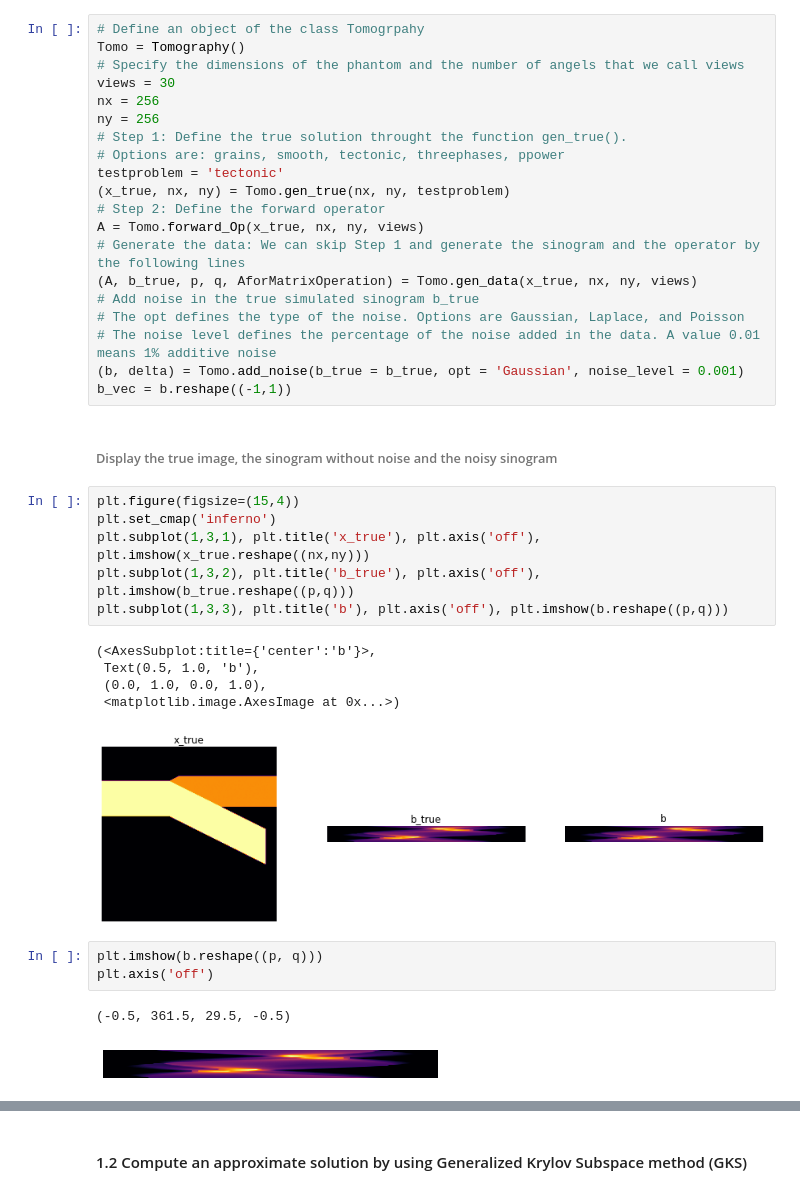
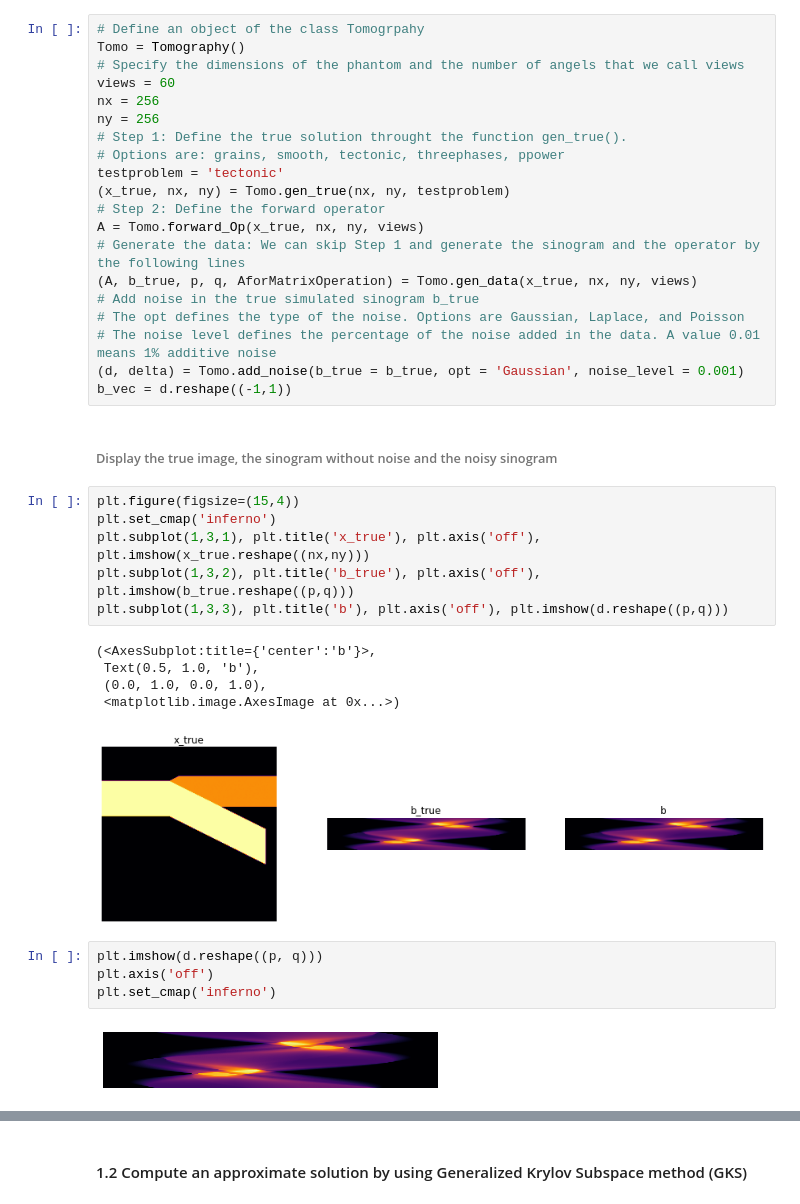
Before and after one commit to mpasha3/trips-py, a Jupyter notebook: demos/demo_Tomo_large_scale.ipynb, the cells around one changed output, grey strips where cells are left out. Saved outputs shown, nothing was run; the diff lists cells and outputs as text.

```diff
--- a/demos/demo_Tomo_large_scale.ipynb
+++ b/demos/demo_Tomo_large_scale.ipynb
@@ -54,7 +44,7 @@ from trips.utilities.operators import *
 # Define an object of the class Tomogrpahy
 Tomo = Tomography()
 # Specify the dimensions of the phantom and the number of angels that we call views
-views = 30
+views = 60
 nx = 256
 ny = 256
 # Step 1: Define the true solution throught the function gen_true().
@@ -68,8 +58,8 @@ A = Tomo.forward_Op(x_true, nx, ny, views)
 # Add noise in the true simulated sinogram b_true
 # The opt defines the type of the noise. Options are Gaussian, Laplace, and Poisson
 # The noise level defines the percentage of the noise added in the data. A value 0.01 means 1% additive noise
-(b, delta) = Tomo.add_noise(b_true = b_true, opt = 'Gaussian', noise_level = 0.001)
-b_vec = b.reshape((-1,1))
+(d, delta) = Tomo.add_noise(b_true = b_true, opt = 'Gaussian', noise_level = 0.001)
+b_vec = d.reshape((-1,1))
 # %% [markdown]
 ###### Display the true image, the sinogram without noise and the noisy sinogram
 # %%
@@ -77,17 +67,17 @@ plt.figure(figsize=(15,4))
 plt.set_cmap('inferno')
 plt.subplot(1,3,1), plt.title('x_true'), plt.axis('off'), plt.imshow(x_true.reshape((nx,ny)))
 plt.subplot(1,3,2), plt.title('b_true'), plt.axis('off'), plt.imshow(b_true.reshape((p,q)))
-plt.subplot(1,3,3), plt.title('b'), plt.axis('off'), plt.imshow(b.reshape((p,q)))
+plt.subplot(1,3,3), plt.title('b'), plt.axis('off'), plt.imshow(d.reshape((p,q)))
 # %% [output]
 (<AxesSubplot:title={'center':'b'}>,
  Text(0.5, 1.0, 'b'),
  (0.0, 1.0, 0.0, 1.0),
  <matplotlib.image.AxesImage at 0x...>)
-[figure, old version]
+[figure, new version]
 # %%
-plt.imshow(b.reshape((p, q)))
+plt.imshow(d.reshape((p, q)))
 plt.axis('off')
+plt.set_cmap('inferno')
 # %% [output]
-(-0.5, 361.5, 29.5, -0.5)
-[figure, old version]
+[figure, new version]
 # %%
```
Also changed, not shown: parts of 23 cells of this notebook, 1 other file.
